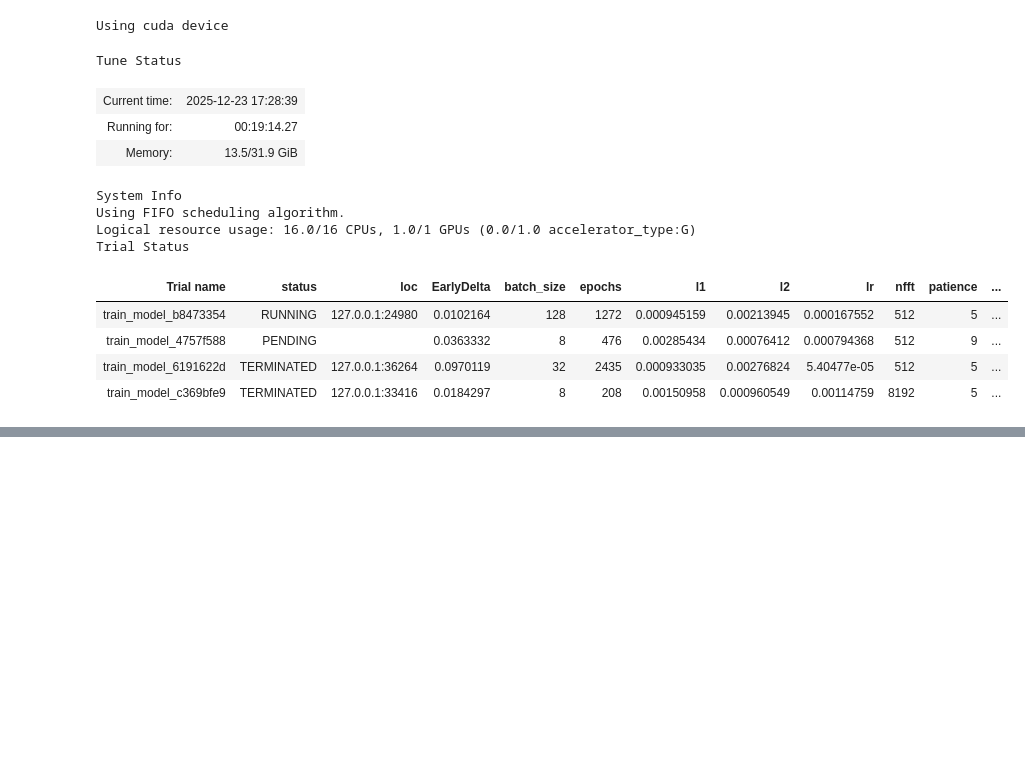
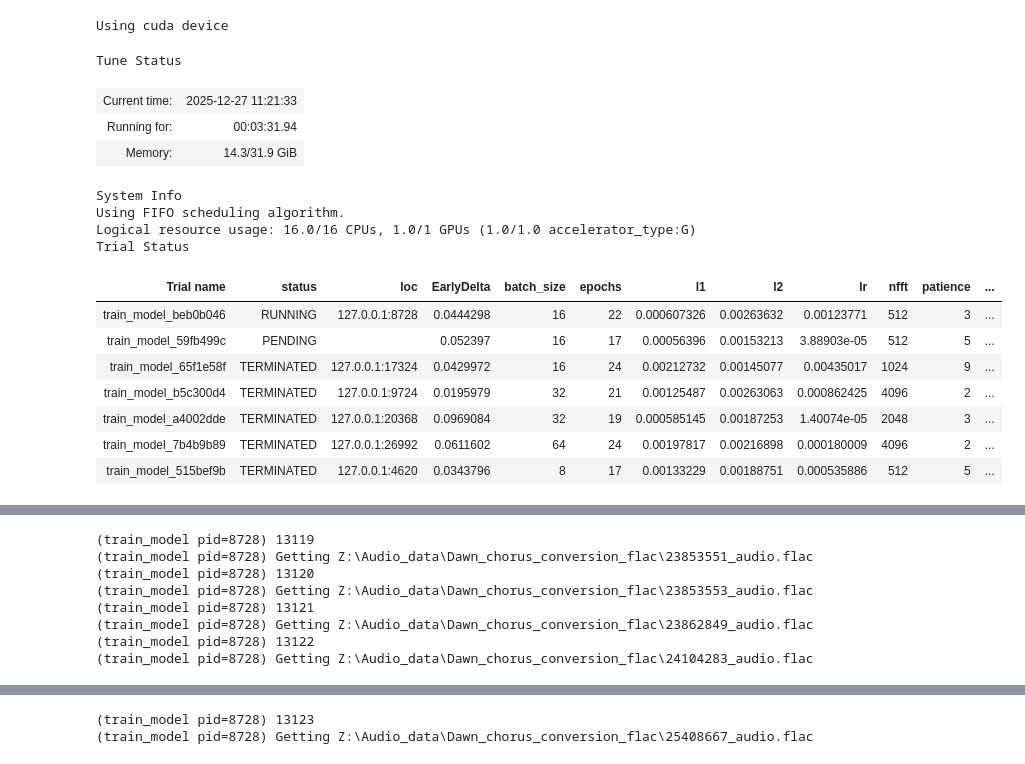
Before and after one commit to mfherrm/BioOTon, a Jupyter notebook: DL_ray_tune.ipynb, the cells around one changed output, grey strips where cells are left out. Drawn from its saved outputs; the diff is of its cells as text; code cells hidden in the pictures; blank space fills up the shorter version.

```diff
--- a/DL_ray_tune.ipynb
+++ b/DL_ray_tune.ipynb
@@ -275,24 +295,17 @@ def train_model(config):
     # Load data
     train_dataloader, val_dataloader = load_data(config)
 
+    # Get the unique trial ID
+    trial_id = tune.get_context().get_trial_id()
 
-    # Initialize custom spectrogram module
-    atls = AudioToLogSpectrogram(n_fft=config["nfft"], scale=config["scale"], power = config["power"], device = "cuda")
 
-    # Adapt model structure to in and output
-    res = tv.models.resnet18()
-    adaptconv1 = nn.Conv2d (in_channels=1, kernel_size=res.conv1.kernel_size, stride=res.conv1.stride, padding = res.conv1.padding, bias=res.conv1.bias, out_channels=res.conv1.out_channels)
-    res.conv1 = adaptconv1
-    res.fc = nn.Linear(in_features=res.fc.in_features, out_features=37, bias=True)
-
-    # Combine module and model and move it to the device
-    nnw = nn.Sequential(atls, res)
-    to_device(nnw, device)
+    nnw = load_model(config=config)
 
     writer = SummaryWriter("runs/single_points")
 
+    networkPath = f"F:\\Persönliches\\Git\\BioOTon\\checkpoints\\checkpoint_{trial_id}.pt"
     loss = nn.CrossEntropyLoss()
-    early_stopping = EarlyStopping(patience=config["patience"], delta=config["EarlyDelta"], model = nnw, path = "F:\\Persönliches\\Git\\BioOTon\\checkpoints\\checkpoint.pt")
+    early_stopping = EarlyStopping(patience=config["patience"], delta=config["EarlyDelta"], model = nnw, path = networkPath)
 
     # fused doesn't work without cuda
     if device == 'cuda':
@@ -393,14 +406,14 @@ def train_model(config):
     writer.flush()
     print("Flushed writer")
 
-    # nnw.load_state_dict(torch.load(early_stopping.path))
+    torch.save(nnw.state_dict(), networkPath)
 # %%
 # https://medium.com/biased-algorithms/hyperparameter-tuning-with-ray-tune-pytorch-d5749acb314b
-max_epochs = 2500
+max_epochs = 25
 # Define hyperparameter search space
 config = {
     "lr": tune.loguniform(1e-5, 1e-2),          # Learning rate between 1e-5 and 1e-2
-    "batch_size": tune.choice([8, 16, 32, 64, 128]), # Choice of three batch sizes
+    "batch_size": tune.choice([8, 16, 32, 64, 128]), # qlograndint(32, 1024, q=2)
     "nfft" : tune.choice([512, 1024, 2048, 4096, 8192]),
     "scale" : tune.uniform(0.5, 4),
     "power" : tune.uniform(0.5, 4),
@@ -413,9 +426,6 @@ config = {
     # "layer_size": tune.randint(64, 256),        # Random integer for layer size (hidden units)
     # "dropout_rate": tune.uniform(0.1, 0.5)      # Dropout rate between 0.1 and 0.5
 }
-# %%
-def trialDir(trial):
-    return f"D:/ProgramFiles/RayTune/{trial.trial_id[:6]}"
 # %%
 # Define HyperOpt-based search algorithm
 from ray.tune.search.optuna import OptunaSearch
@@ -423,52 +433,52 @@ from ray.tune.schedulers import ASHAScheduler
 
 trainable_with_resources = tune.with_resources(
     train_model,
-    resources={"cpu": 16, "gpu": 1}
+    resources={"cpu": 16, "gpu": 1, "accelerator_type:G":1}
 )
 
 optuna_search = OptunaSearch(
     metric=["loss", "accuracy"],
     mode=["min", "max"]
 )
 
 hyperopt_search = HyperOptSearch(
     metric="loss",
     mode="min",  # Minimize loss
     # points_to_evaluate # Use when some good hyperparameters are known as initial values
 )
 
 asha_scheduler = ASHAScheduler(
     time_attr='training_iteration',
-    metric='loss',
-    mode='min',
+    metric='accuracy',
+    mode='max',
     max_t=max_epochs,
     grace_period=10,
     brackets=1,
 )
 
-
-# scheduler = AsyncHyperBandScheduler(time_attr="training_iteration")
-
 # Pass the search algorithm to Ray Tune
 tuner = tune.Tuner(
-    train_model,
+    trainable_with_resources,
     param_space=config,
     # tune_config=tune.TuneConfig(search_alg=hyperopt_search, num_samples=50, trial_dirname_creator=trialDir, max_concurrent_trials=2),
     tune_config=tune.TuneConfig(search_alg=optuna_search, num_samples=50, trial_dirname_creator=trialDir, max_concurrent_trials=4,),
-    # run_config=train.RunConfig(storage_path='D:/ProgramFiles/RayResults', name="results")
+    run_config=tune.RunConfig(storage_path='D:/ProgramFiles/RayResults', name="results")
 )
 tuner.fit()
 # %% [output]
 Tune Status
-| Current time: | 2025-12-23 17:28:39 |
-| Running for: | 00:19:14.27 |
-| Memory: | 13.5/31.9 GiB |
+| Current time: | 2025-12-27 11:21:33 |
+| Running for: | 00:03:31.94 |
+| Memory: | 14.3/31.9 GiB |
 System Info
 Using FIFO scheduling algorithm.
-Logical resource usage: 16.0/16 CPUs, 1.0/1 GPUs (0.0/1.0 accelerator_type:G)
+Logical resource usage: 16.0/16 CPUs, 1.0/1 GPUs (1.0/1.0 accelerator_type:G)
 Trial Status
 | Trial name | status | loc | EarlyDelta | batch_size | epochs | l1 | l2 | lr | nfft | patience | ... |
-| train_model_b8473354 | RUNNING | 127.0.0.1:24980 | 0.0102164 | 128 | 1272 | 0.000945159 | 0.00213945 | 0.000167552 | 512 | 5 | ... |
-| train_model_4757f588 | PENDING |  | 0.0363332 | 8 | 476 | 0.00285434 | 0.00076412 | 0.000794368 | 512 | 9 | ... |
-| train_model_6191622d | TERMINATED | 127.0.0.1:36264 | 0.0970119 | 32 | 2435 | 0.000933035 | 0.00276824 | 5.40477e-05 | 512 | 5 | ... |
-| train_model_c369bfe9 | TERMINATED | 127.0.0.1:33416 | 0.0184297 | 8 | 208 | 0.00150958 | 0.000960549 | 0.00114759 | 8192 | 5 | ... |
+| train_model_beb0b046 | RUNNING | 127.0.0.1:8728 | 0.0444298 | 16 | 22 | 0.000607326 | 0.00263632 | 0.00123771 | 512 | 3 | ... |
+| train_model_59fb499c | PENDING |  | 0.052397 | 16 | 17 | 0.00056396 | 0.00153213 | 3.88903e-05 | 512 | 5 | ... |
+| train_model_65f1e58f | TERMINATED | 127.0.0.1:17324 | 0.0429972 | 16 | 24 | 0.00212732 | 0.00145077 | 0.00435017 | 1024 | 9 | ... |
+| train_model_b5c300d4 | TERMINATED | 127.0.0.1:9724 | 0.0195979 | 32 | 21 | 0.00125487 | 0.00263063 | 0.000862425 | 4096 | 2 | ... |
+| train_model_a4002dde | TERMINATED | 127.0.0.1:20368 | 0.0969084 | 32 | 19 | 0.000585145 | 0.00187253 | 1.40074e-05 | 2048 | 3 | ... |
+| train_model_7b4b9b89 | TERMINATED | 127.0.0.1:26992 | 0.0611602 | 64 | 24 | 0.00197817 | 0.00216898 | 0.000180009 | 4096 | 2 | ... |
+| train_model_515bef9b | TERMINATED | 127.0.0.1:4620 | 0.0343796 | 8 | 17 | 0.00133229 | 0.00188751 | 0.000535886 | 512 | 5 | ... |
@@ -491,0 +504,8 @@ Trial Status
+(train_model pid=8728) 13119
+(train_model pid=8728) Getting Z:\Audio_data\Dawn_chorus_conversion_flac\23853551_audio.flac
+(train_model pid=8728) 13120
+(train_model pid=8728) Getting Z:\Audio_data\Dawn_chorus_conversion_flac\23853553_audio.flac
+(train_model pid=8728) 13121
+(train_model pid=8728) Getting Z:\Audio_data\Dawn_chorus_conversion_flac\23862849_audio.flac
+(train_model pid=8728) 13122
+(train_model pid=8728) Getting Z:\Audio_data\Dawn_chorus_conversion_flac\24104283_audio.flac
@@ -491,0 +517,2 @@ Trial Status
+(train_model pid=8728) 13123
+(train_model pid=8728) Getting Z:\Audio_data\Dawn_chorus_conversion_flac\25408667_audio.flac
```
Also changed, not shown: parts of 10 cells of this notebook.
